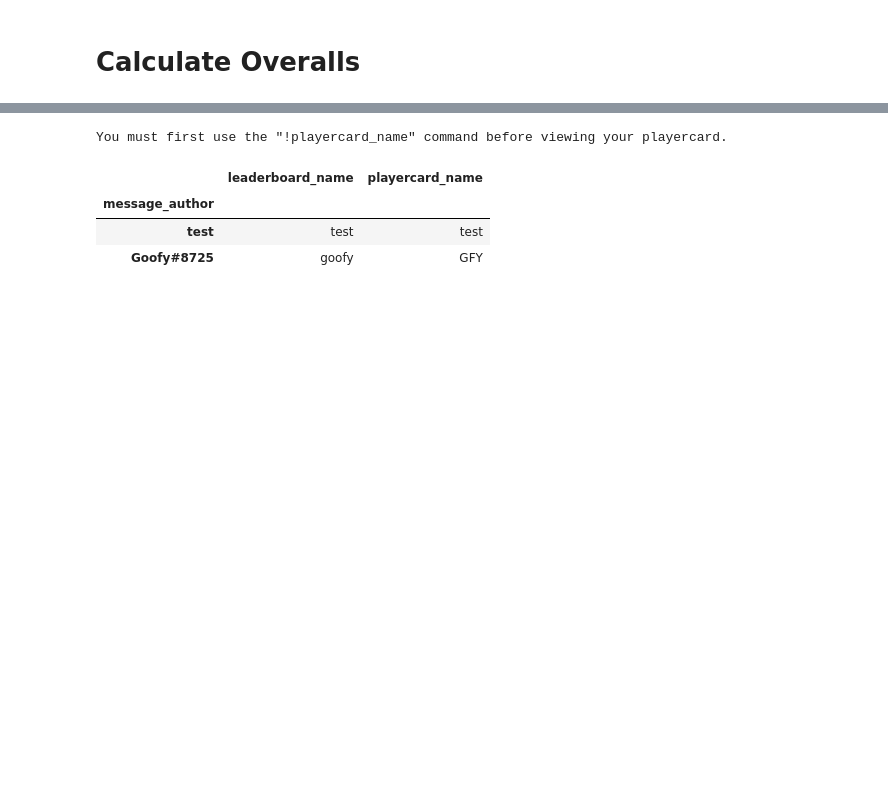
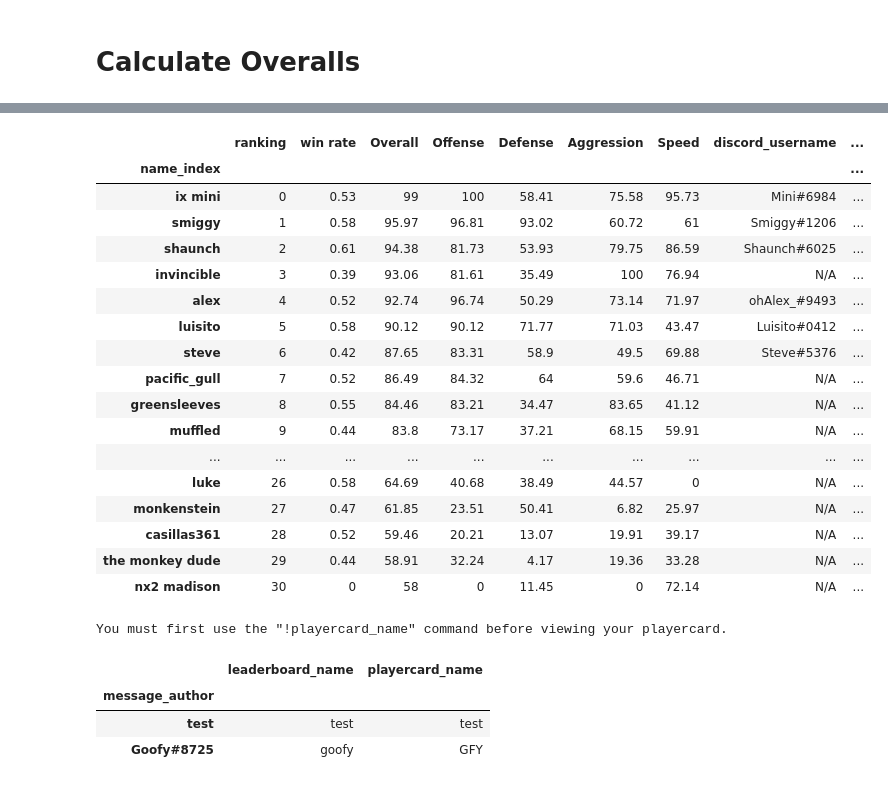
Before and after one commit to ankbhatia19/TritonRL-ScoreBot, a Jupyter notebook: player_data_processing.ipynb, the cells around one changed output, grey strips where cells are left out. Drawn from its saved outputs; the diff is of its cells as text; code cells hidden in the pictures; blank space fills up the shorter version.

```diff
--- a/player_data_processing.ipynb
+++ b/player_data_processing.ipynb
@@ -381,3 +400,26 @@ playercard_data
+# %%
+# Removing Desolation repeat rows
+playercard_data = playercard_data.iloc[:31, :]
+playercard_data
+# %% [output]
+|  | ranking | win rate | Overall | Offense | Defense | Aggression | Speed | discord_username | ... |
+| name_index |  |  |  |  |  |  |  |  | ... |
+| ix mini | 0 | 0.53 | 99 | 100 | 58.41 | 75.58 | 95.73 | Mini#6984 | ... |
+| smiggy | 1 | 0.58 | 95.97 | 96.81 | 93.02 | 60.72 | 61 | Smiggy#1206 | ... |
+| shaunch | 2 | 0.61 | 94.38 | 81.73 | 53.93 | 79.75 | 86.59 | Shaunch#6025 | ... |
+| invincible | 3 | 0.39 | 93.06 | 81.61 | 35.49 | 100 | 76.94 | N/A | ... |
+| alex | 4 | 0.52 | 92.74 | 96.74 | 50.29 | 73.14 | 71.97 | ohAlex_#9493 | ... |
+| luisito | 5 | 0.58 | 90.12 | 90.12 | 71.77 | 71.03 | 43.47 | Luisito#0412 | ... |
+| steve | 6 | 0.42 | 87.65 | 83.31 | 58.9 | 49.5 | 69.88 | Steve#5376 | ... |
+| pacific_gull | 7 | 0.52 | 86.49 | 84.32 | 64 | 59.6 | 46.71 | N/A | ... |
+| greensleeves | 8 | 0.55 | 84.46 | 83.21 | 34.47 | 83.65 | 41.12 | N/A | ... |
+| muffled | 9 | 0.44 | 83.8 | 73.17 | 37.21 | 68.15 | 59.91 | N/A | ... |
+| ... | ... | ... | ... | ... | ... | ... | ... | ... | ... |
+| luke | 26 | 0.58 | 64.69 | 40.68 | 38.49 | 44.57 | 0 | N/A | ... |
+| monkenstein | 27 | 0.47 | 61.85 | 23.51 | 50.41 | 6.82 | 25.97 | N/A | ... |
+| casillas361 | 28 | 0.52 | 59.46 | 20.21 | 13.07 | 19.91 | 39.17 | N/A | ... |
+| the monkey dude | 29 | 0.44 | 58.91 | 32.24 | 4.17 | 19.36 | 33.28 | N/A | ... |
+| nx2 madison | 30 | 0 | 58 | 0 | 11.45 | 0 | 72.14 | N/A | ... |
 # %%
 # Save the new dataframe as Player Statistics
 playercard_data.to_csv('output/playercard_stats.csv', index=True)
```
Also changed, not shown: parts of 5 cells of this notebook, 3 other files.
